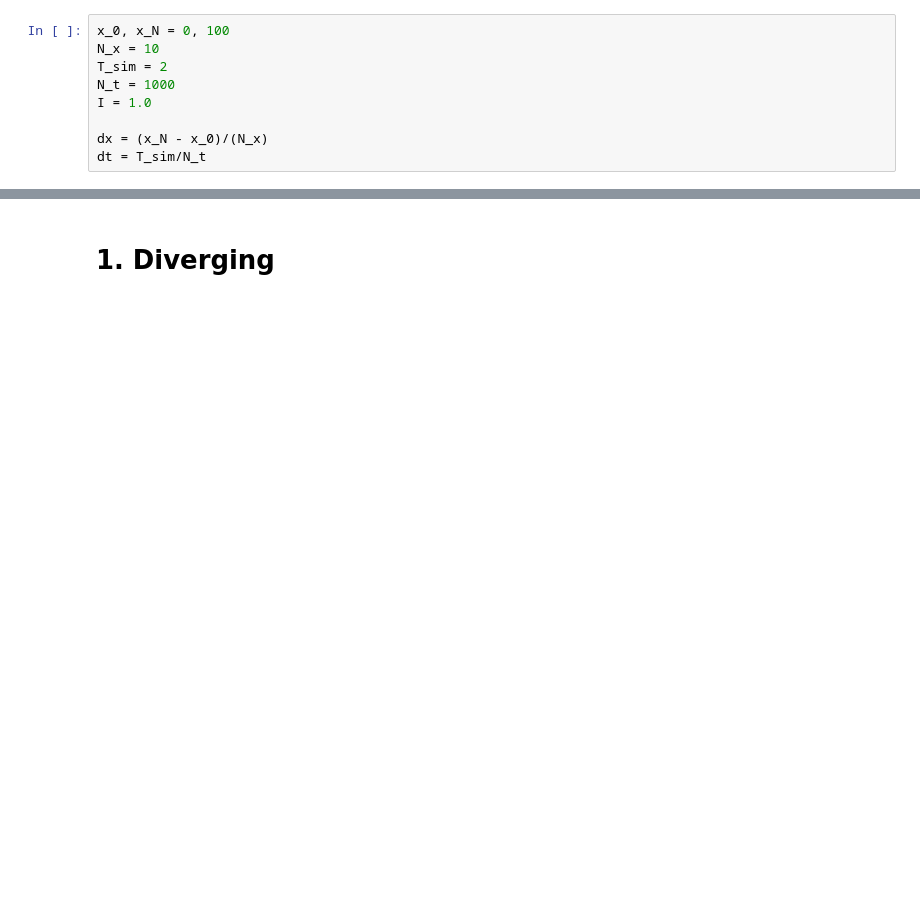
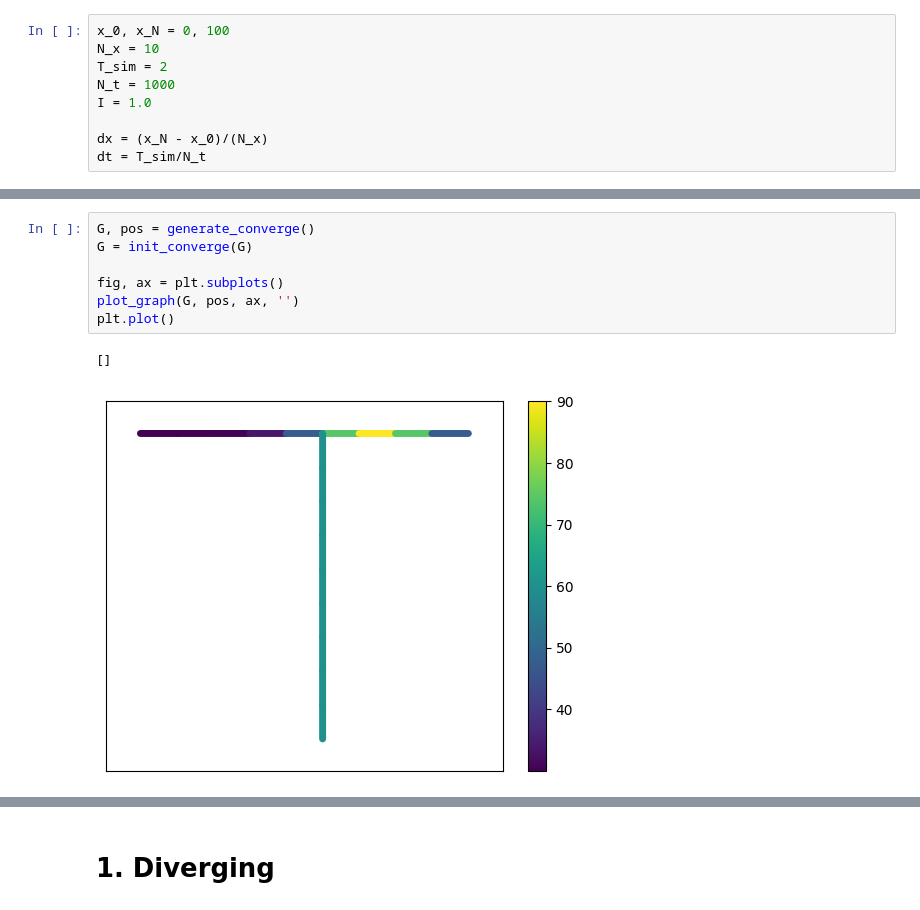
Before and after one commit to dani2442/TrafficFlow, a Jupyter notebook: notebooks/CTM_general.ipynb, the cells around one changed output, grey strips where cells are left out. Cells and saved outputs as stored; diff of their text form; blank space fills up the shorter version.

```diff
--- a/notebooks/CTM_general.ipynb
+++ b/notebooks/CTM_general.ipynb
@@ -93,0 +176,10 @@ G.edges[i, j]['Q_new'] = Q_e(rho_k)
+# %%
+G, pos = generate_converge()
+G = init_converge(G)
+
+fig, ax = plt.subplots()
+plot_graph(G, pos, ax, '')
+plt.plot()
+# %% [output]
+[]
+[figure, added]
```
Also changed, not shown: parts of 17 cells of this notebook.
